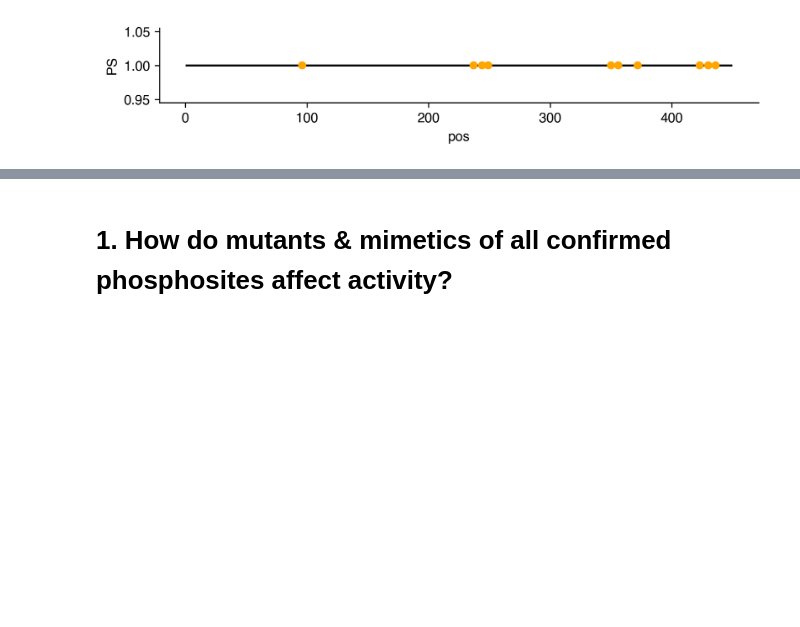
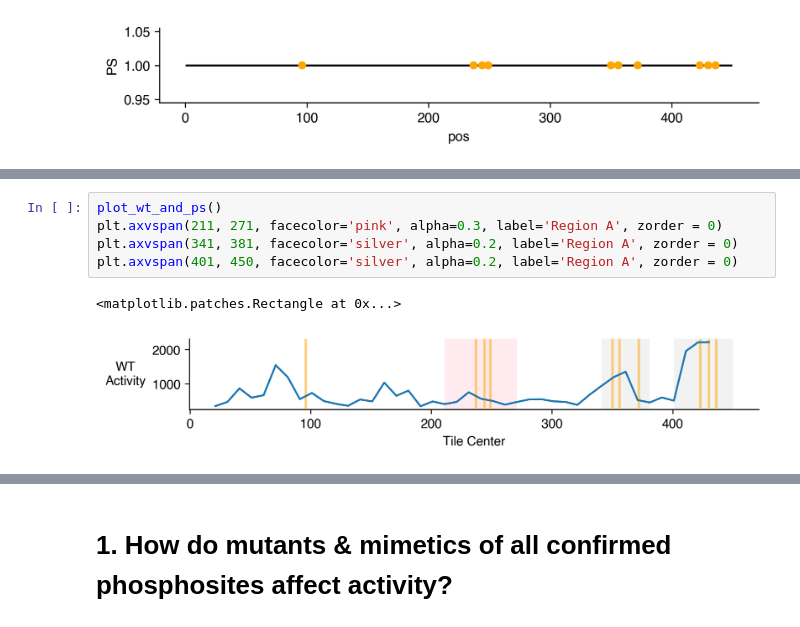
Before and after one commit to sanjanakotha/sog1, a Jupyter notebook: notebooks/Phosphosites.ipynb, the cells around one changed output, grey strips where cells are left out. Drawn from its saved outputs; the diff is of its cells as text; blank space fills up the shorter version.

```diff
--- a/notebooks/Phosphosites.ipynb
+++ b/notebooks/Phosphosites.ipynb
@@ -67,0 +107,8 @@ sns.despine()
+# %%
+plot_wt_and_ps()
+plt.axvspan(211, 271, facecolor='pink', alpha=0.3, label='Region A', zorder = 0)
+plt.axvspan(341, 381, facecolor='silver', alpha=0.2, label='Region A', zorder = 0)
+plt.axvspan(401, 450, facecolor='silver', alpha=0.2, label='Region A', zorder = 0)
+# %% [output]
+<matplotlib.patches.Rectangle at 0x...>
+[figure, added]
```
Also changed, not shown: parts of 8 cells of this notebook, 2 other files.
